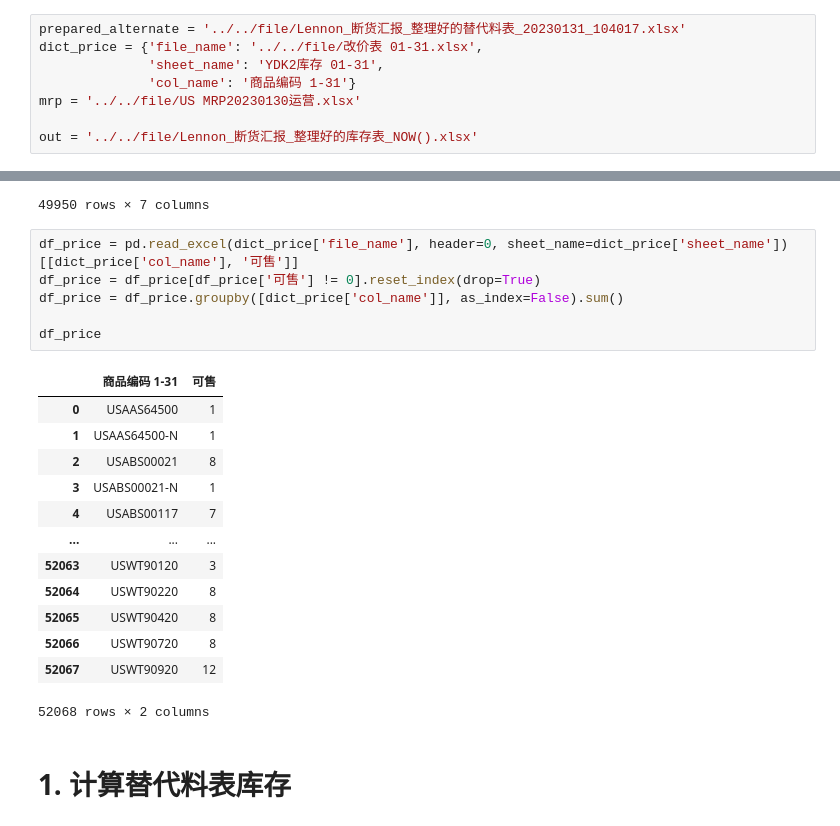
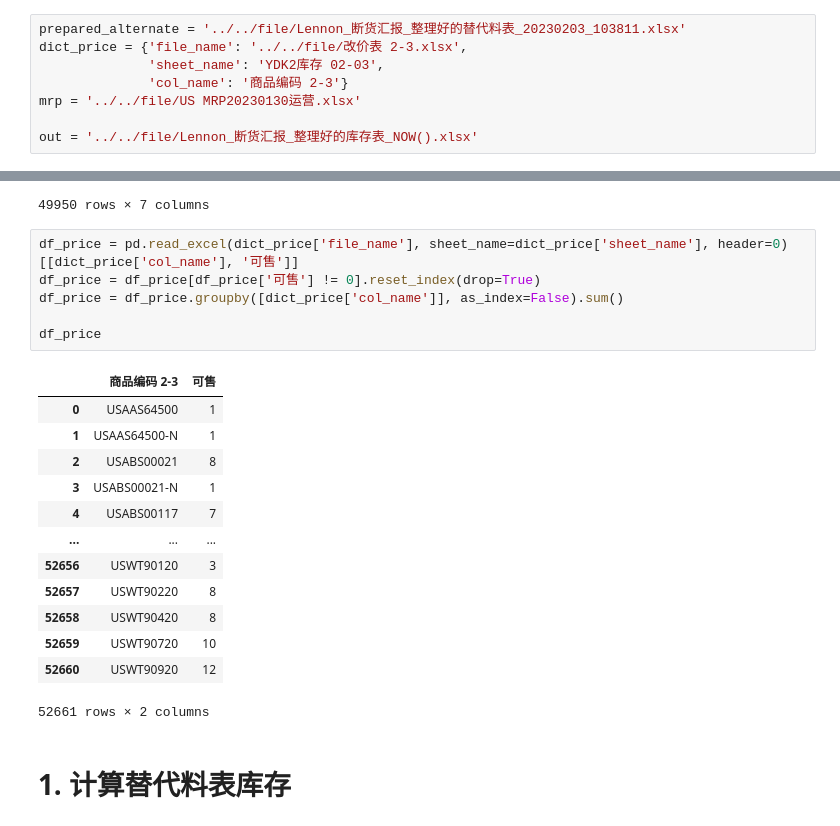
Before and after one commit to hzm1124/YangTeng, a Jupyter notebook: 4.断货汇报/2-库存表生成-Lennon.ipynb, the cells around one changed output, grey strips where cells are left out. Cells and saved outputs as stored; diff of their text form.

Commit message:
update 断货汇报

```diff
--- a/4.断货汇报/2-库存表生成-Lennon.ipynb
+++ b/4.断货汇报/2-库存表生成-Lennon.ipynb
@@ -11,10 +11,10 @@
 - `mrp`：MRP表路径
 - `out`：保存结果的路径
 # %%
-prepared_alternate = '../../file/Lennon_断货汇报_整理好的替代料表_20230131_104017.xlsx'
-dict_price = {'file_name': '../../file/改价表 01-31.xlsx',
-              'sheet_name': 'YDK2库存 01-31',
-              'col_name': '商品编码 1-31'}
+prepared_alternate = '../../file/Lennon_断货汇报_整理好的替代料表_20230203_103811.xlsx'
+dict_price = {'file_name': '../../file/改价表 2-3.xlsx',
+              'sheet_name': 'YDK2库存 02-03',
+              'col_name': '商品编码 2-3'}
 mrp = '../../file/US MRP20230130运营.xlsx'
 
 out = '../../file/Lennon_断货汇报_整理好的库存表_NOW().xlsx'
@@ -39,25 +39,25 @@ df_prepared_alternate
 | 49949 | USIC26800L | USIC26800 |  |  |  |  |  |
 49950 rows × 7 columns
 # %%
-df_price = pd.read_excel(dict_price['file_name'], header=0, sheet_name=dict_price['sheet_name'])[[dict_price['col_name'], '可售']]
+df_price = pd.read_excel(dict_price['file_name'], sheet_name=dict_price['sheet_name'], header=0)[[dict_price['col_name'], '可售']]
 df_price = df_price[df_price['可售'] != 0].reset_index(drop=True)
 df_price = df_price.groupby([dict_price['col_name']], as_index=False).sum()
 
 df_price
 # %% [output]
-|  | 商品编码 1-31 | 可售 |
+|  | 商品编码 2-3 | 可售 |
 | 0 | USAAS64500 | 1 |
 | 1 | USAAS64500-N | 1 |
 | 2 | USABS00021 | 8 |
 | 3 | USABS00021-N | 1 |
 | 4 | USABS00117 | 7 |
 | ... | ... | ... |
-| 52063 | USWT90120 | 3 |
-| 52064 | USWT90220 | 8 |
-| 52065 | USWT90420 | 8 |
-| 52066 | USWT90720 | 8 |
-| 52067 | USWT90920 | 12 |
+| 52656 | USWT90120 | 3 |
+| 52657 | USWT90220 | 8 |
+| 52658 | USWT90420 | 8 |
+| 52659 | USWT90720 | 10 |
+| 52660 | USWT90920 | 12 |
-52068 rows × 2 columns
+52661 rows × 2 columns
 # %% [markdown]
 # 1. 计算替代料表库存
 # %%
```
Also changed, not shown: parts of 3 cells of this notebook, 3 other files.
